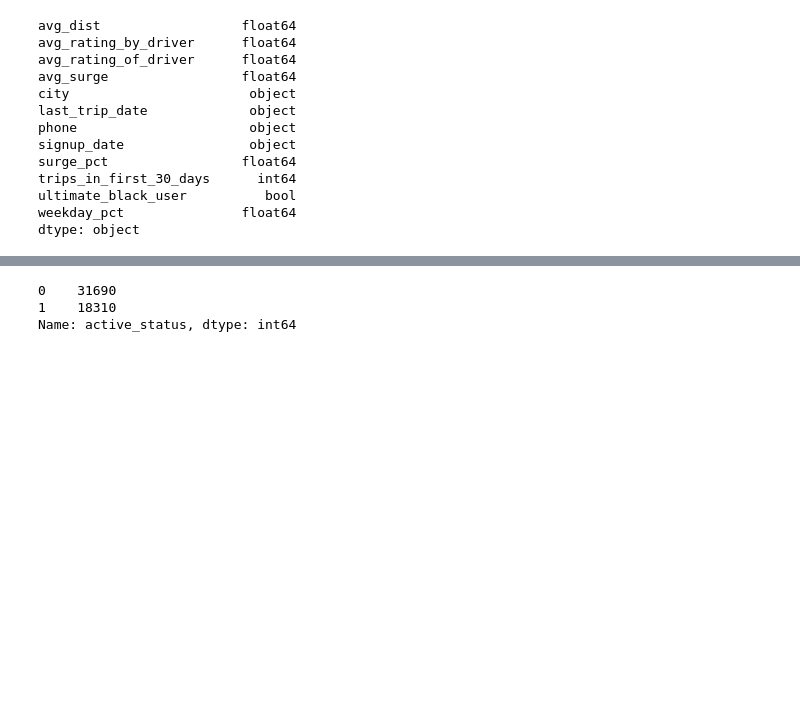
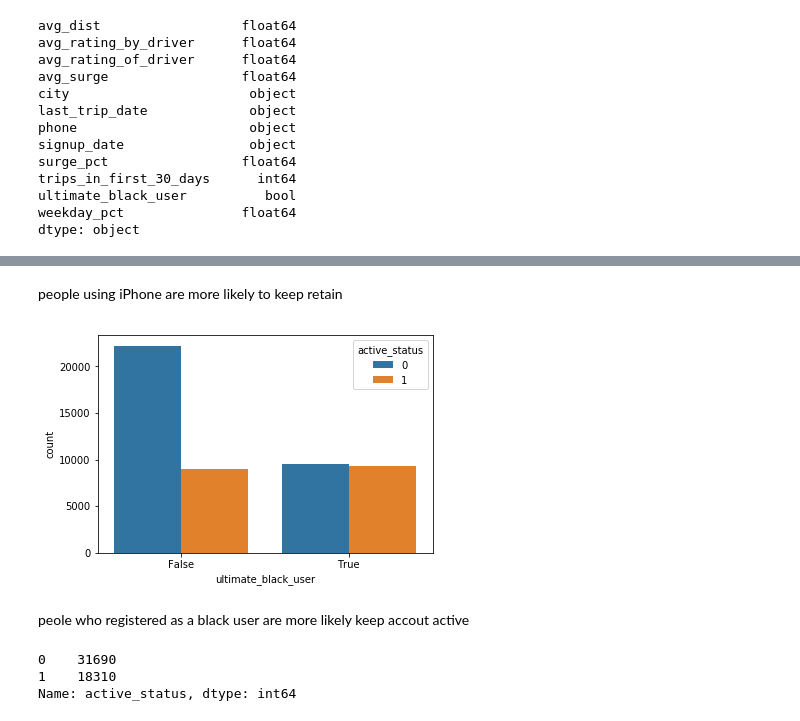
Before and after one commit to ruicao87/Take-home-challenge, a Jupyter notebook: ultimate_challenge/take home challenge - ultimate.ipynb, the cells around one changed output, grey strips where cells are left out. Saved outputs shown, nothing was run; the diff lists cells and outputs as text; code cells hidden in the pictures; blank space fills up the shorter version.

Commit message:
ultimate

```diff
--- a/ultimate_challenge/take home challenge - ultimate.ipynb
+++ b/ultimate_challenge/take home challenge - ultimate.ipynb
@@ -251,3 +282,12 @@ df.head()
+# %% [markdown]
+people using iPhone are more likely to keep retain
+# %%
+sns.countplot(x="ultimate_black_user",hue="active_status",data = df)
+plt.show()
+# %% [output]
+[figure, added]
+# %% [markdown]
+peole who registered as a black user are more likely keep accout active
 # %%
 df.active_status.value_counts()
 # %% [output]
```
Also changed, not shown: parts of 31 cells of this notebook.
